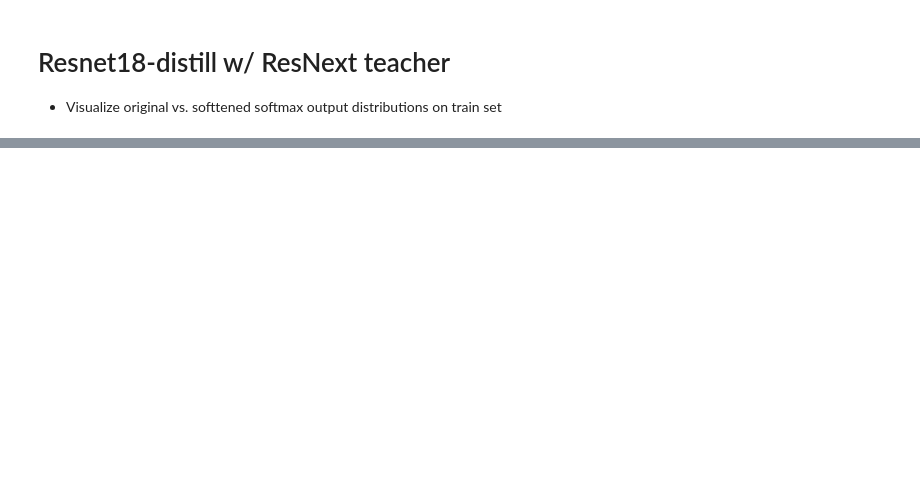
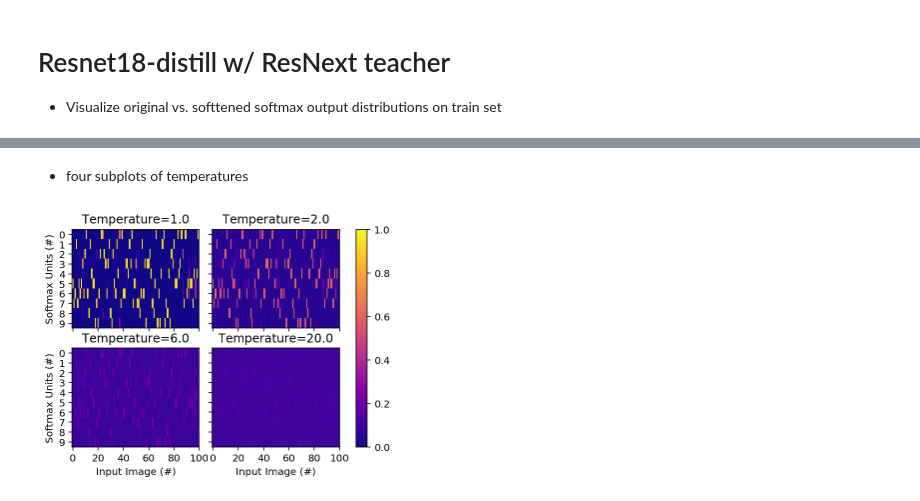
Before and after one commit to haitongli/knowledge-distillation-pytorch, a Jupyter notebook: cs230_plot.ipynb, the cells around one changed output, grey strips where cells are left out. Saved outputs shown, nothing was run; the diff lists cells and outputs as text; code cells hidden in the pictures; blank space fills up the shorter version.

```diff
--- a/cs230_plot.ipynb
+++ b/cs230_plot.ipynb
@@ -94 +77,25 @@ plt.show()
+# %% [markdown]
+- four subplots of temperatures
+# %%
+fig, axes = plt.subplots(nrows=2, ncols=2)
+
+y = np.arange(0, 10, 1)
+x = np.arange(0, 101, 20)
+titles = ['Temperature=1.0', 'Temperature=2.0', 'Temperature=6.0', 'Temperature=20.0']
+
+for idx, ax in enumerate(axes.flat):
+    im = ax.imshow(softmax_scores_temp[temp_list[idx]][:, :100], cmap='plasma', aspect='auto', vmin=0, vmax=1.0)
+    ax.set(title=titles[idx], xlabel='Input Image (#)', ylabel='Softmax Units (#)')
+    ax.label_outer()   # Hide x labels and tick labels for top plots and y ticks for right plots.
+
+plt.setp(axes, xticks=x, yticks=y)  #set all axes properties at once
+
+plt.subplots_adjust(left=None, bottom=None, right=None, top=None,
+                wspace=0.1, hspace=None)
+fig.colorbar(im, ax=axes.ravel().tolist())
+
+
+plt.show()
+# %% [output]
+[figure, added]
 # %%
```
Also changed, not shown: parts of 4 cells of this notebook, 10 other files.
